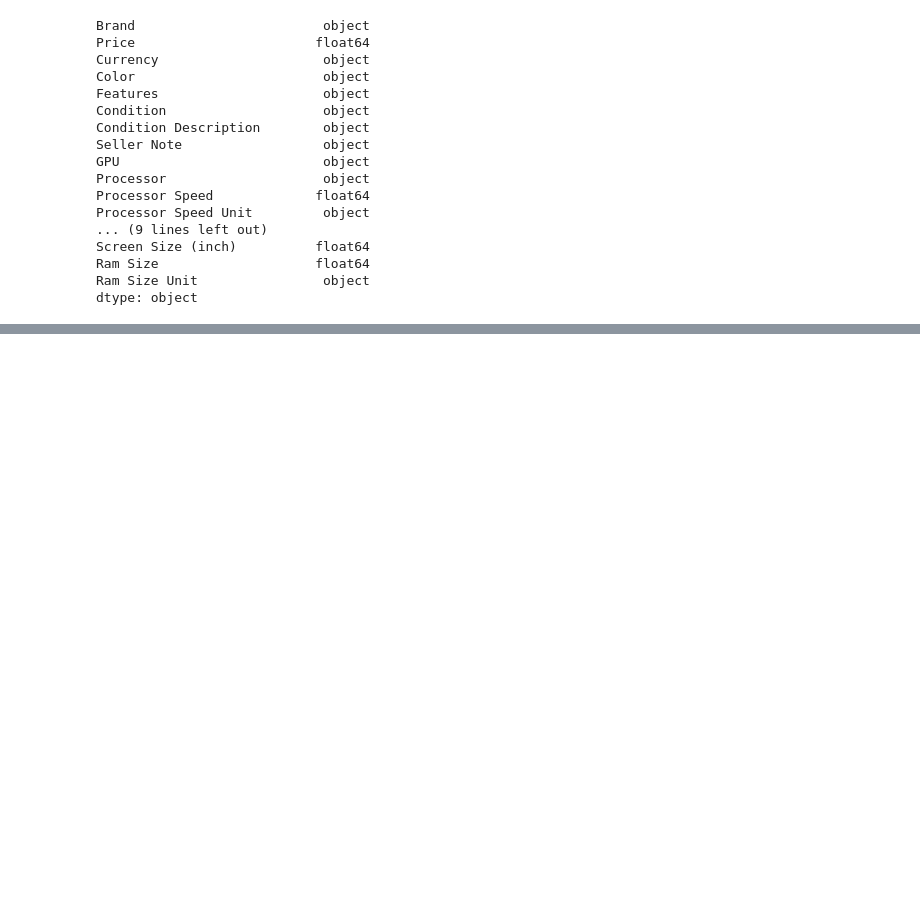
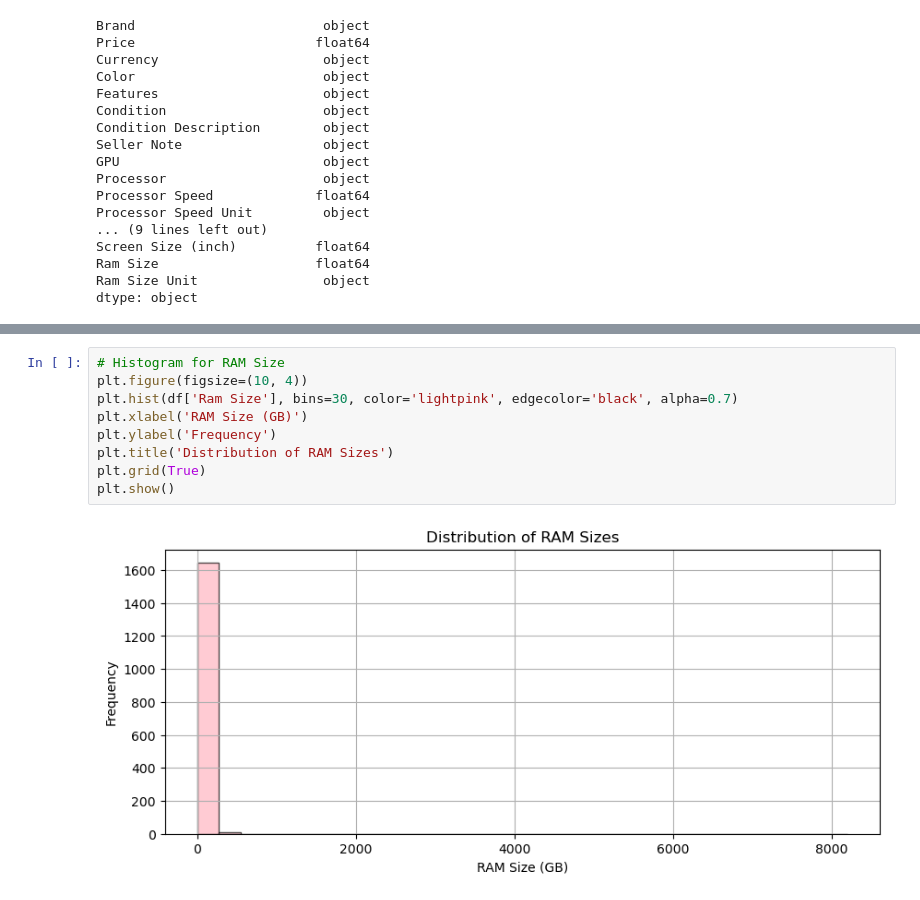
Before and after one commit to rafvrab/eBay-Laptop-Analysis, a Jupyter notebook: Notebook.ipynb, the cells around one changed output, grey strips where cells are left out. Drawn from its saved outputs; the diff is of its cells as text; blank space fills up the shorter version.

```diff
--- a/Notebook.ipynb
+++ b/Notebook.ipynb
@@ -154,0 +243,11 @@ dtype: object
+# %%
+# Histogram for RAM Size
+plt.figure(figsize=(10, 4))
+plt.hist(df['Ram Size'], bins=30, color='lightpink', edgecolor='black', alpha=0.7)
+plt.xlabel('RAM Size (GB)')
+plt.ylabel('Frequency')
+plt.title('Distribution of RAM Sizes')
+plt.grid(True)
+plt.show()
+# %% [output]
+[figure, added]
```
Also changed, not shown: parts of 9 cells of this notebook.
